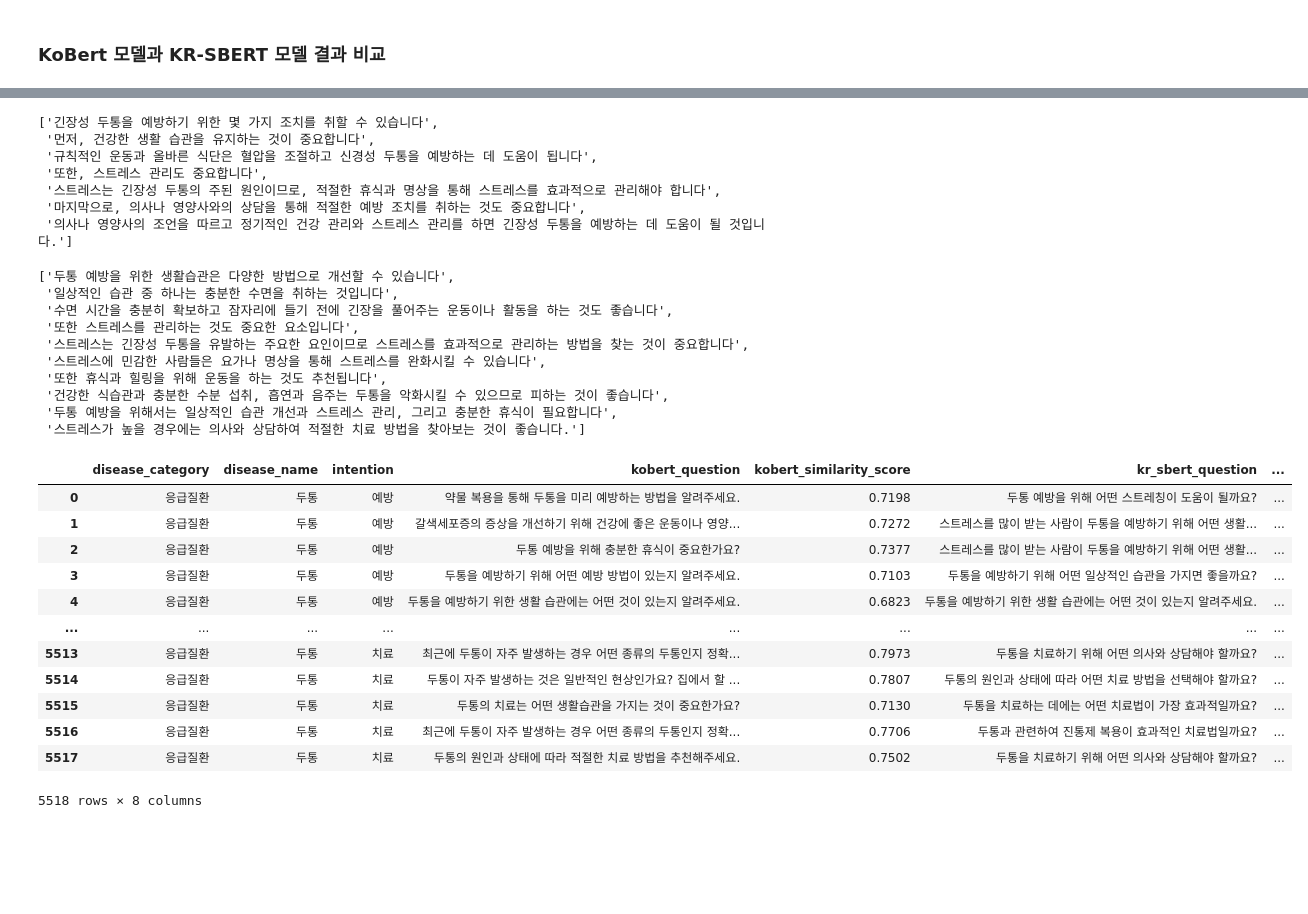
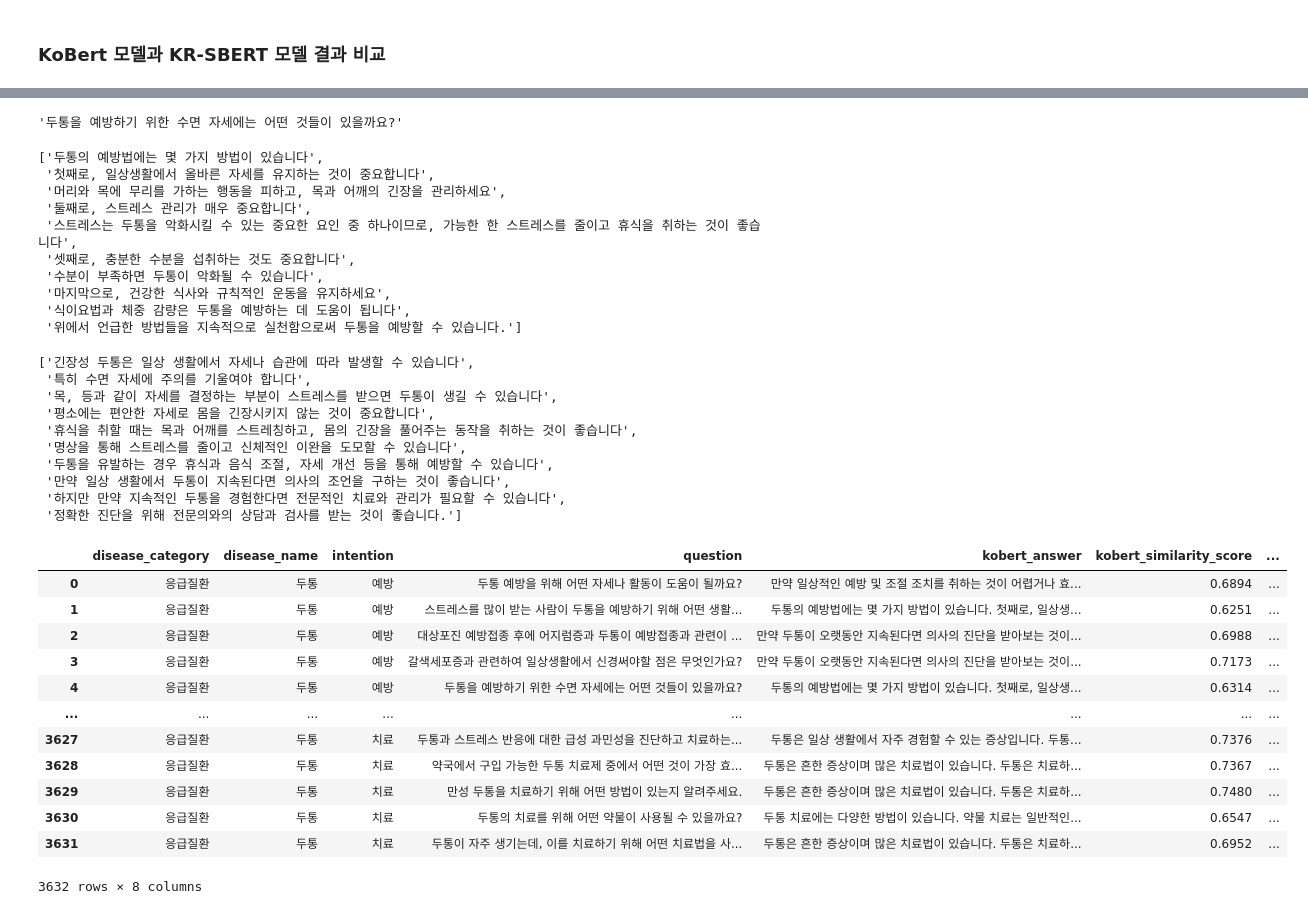
Before and after one commit to bymate/healthcare-ai-chatbot, a Jupyter notebook: match_questions_answers.ipynb, the cells around one changed output, grey strips where cells are left out. Cells and saved outputs as stored; diff of their text form; code cells hidden in the pictures; blank space fills up the shorter version.

```diff
--- a/match_questions_answers.ipynb
+++ b/match_questions_answers.ipynb
@@ -910,24 +1020,31 @@ model_result_df.head(5)
+# %%
+model_result_df['question'][4]
+# %% [output]
+'두통을 예방하기 위한 수면 자세에는 어떤 것들이 있을까요?'
 # %%
-model_result_df['answer'][1].split('. ')
+model_result_df['kobert_answer'][4].split('. ')
 # %% [output]
-['긴장성 두통을 예방하기 위한 몇 가지 조치를 취할 수 있습니다',
- '먼저, 건강한 생활 습관을 유지하는 것이 중요합니다',
- '규칙적인 운동과 올바른 식단은 혈압을 조절하고 신경성 두통을 예방하는 데 도움이 됩니다',
- '또한, 스트레스 관리도 중요합니다',
- '스트레스는 긴장성 두통의 주된 원인이므로, 적절한 휴식과 명상을 통해 스트레스를 효과적으로 관리해야 합니다',
- '마지막으로, 의사나 영양사와의 상담을 통해 적절한 예방 조치를 취하는 것도 중요합니다',
- '의사나 영양사의 조언을 따르고 정기적인 건강 관리와 스트레스 관리를 하면 긴장성 두통을 예방하는 데 도움이 될 것입니다.']
+['두통의 예방법에는 몇 가지 방법이 있습니다',
+ '첫째로, 일상생활에서 올바른 자세를 유지하는 것이 중요합니다',
+ '머리와 목에 무리를 가하는 행동을 피하고, 목과 어깨의 긴장을 관리하세요',
+ '둘째로, 스트레스 관리가 매우 중요합니다',
+ '스트레스는 두통을 악화시킬 수 있는 중요한 요인 중 하나이므로, 가능한 한 스트레스를 줄이고 휴식을 취하는 것이 좋습니다',
+ '셋째로, 충분한 수분을 섭취하는 것도 중요합니다',
+ '수분이 부족하면 두통이 악화될 수 있습니다',
+ '마지막으로, 건강한 식사와 규칙적인 운동을 유지하세요',
+ '식이요법과 체중 감량은 두통을 예방하는 데 도움이 됩니다',
+ '위에서 언급한 방법들을 지속적으로 실천함으로써 두통을 예방할 수 있습니다.']
 # %%
-model_result_df['answer'][2].split('. ')
+model_result_df['kr_sbert_answer'][4].split('. ')
 # %% [output]
-['두통 예방을 위한 생활습관은 다양한 방법으로 개선할 수 있습니다',
- '일상적인 습관 중 하나는 충분한 수면을 취하는 것입니다',
- '수면 시간을 충분히 확보하고 잠자리에 들기 전에 긴장을 풀어주는 운동이나 활동을 하는 것도 좋습니다',
- '또한 스트레스를 관리하는 것도 중요한 요소입니다',
- '스트레스는 긴장성 두통을 유발하는 주요한 요인이므로 스트레스를 효과적으로 관리하는 방법을 찾는 것이 중요합니다',
- '스트레스에 민감한 사람들은 요가나 명상을 통해 스트레스를 완화시킬 수 있습니다',
- '또한 휴식과 힐링을 위해 운동을 하는 것도 추천됩니다',
- '건강한 식습관과 충분한 수분 섭취, 흡연과 음주는 두통을 악화시킬 수 있으므로 피하는 것이 좋습니다',
- '두통 예방을 위해서는 일상적인 습관 개선과 스트레스 관리, 그리고 충분한 휴식이 필요합니다',
- '스트레스가 높을 경우에는 의사와 상담하여 적절한 치료 방법을 찾아보는 것이 좋습니다.']
+['긴장성 두통은 일상 생활에서 자세나 습관에 따라 발생할 수 있습니다',
+ '특히 수면 자세에 주의를 기울여야 합니다',
+ '목, 등과 같이 자세를 결정하는 부분이 스트레스를 받으면 두통이 생길 수 있습니다',
+ '평소에는 편안한 자세로 몸을 긴장시키지 않는 것이 중요합니다',
+ '휴식을 취할 때는 목과 어깨를 스트레칭하고, 몸의 긴장을 풀어주는 동작을 취하는 것이 좋습니다',
+ '명상을 통해 스트레스를 줄이고 신체적인 이완을 도모할 수 있습니다',
+ '두통을 유발하는 경우 휴식과 음식 조절, 자세 개선 등을 통해 예방할 수 있습니다',
+ '만약 일상 생활에서 두통이 지속된다면 의사의 조언을 구하는 것이 좋습니다',
+ '하지만 만약 지속적인 두통을 경험한다면 전문적인 치료와 관리가 필요할 수 있습니다',
+ '정확한 진단을 위해 전문의와의 상담과 검사를 받는 것이 좋습니다.']
 # %%
@@ -935,17 +1052,17 @@ model_result_df.to_csv('모델별 질문 답변 매칭.csv')
 # %%
-model_result_df = pd.read_csv('모델별 질문 답변 매칭.csv', index_col=0)
+model_result_df = pd.read_csv('headache qa matching.csv', index_col=0)
 model_result_df
 # %% [output]
-|  | disease_category | disease_name | intention | kobert_question | kobert_similarity_score | kr_sbert_question | ... |
-| 0 | 응급질환 | 두통 | 예방 | 약물 복용을 통해 두통을 미리 예방하는 방법을 알려주세요. | 0.7198 | 두통 예방을 위해 어떤 스트레칭이 도움이 될까요? | ... |
-| 1 | 응급질환 | 두통 | 예방 | 갈색세포증의 증상을 개선하기 위해 건강에 좋은 운동이나 영양... | 0.7272 | 스트레스를 많이 받는 사람이 두통을 예방하기 위해 어떤 생활... | ... |
-| 2 | 응급질환 | 두통 | 예방 | 두통 예방을 위해 충분한 휴식이 중요한가요? | 0.7377 | 스트레스를 많이 받는 사람이 두통을 예방하기 위해 어떤 생활... | ... |
-| 3 | 응급질환 | 두통 | 예방 | 두통을 예방하기 위해 어떤 예방 방법이 있는지 알려주세요. | 0.7103 | 두통을 예방하기 위해 어떤 일상적인 습관을 가지면 좋을까요? | ... |
-| 4 | 응급질환 | 두통 | 예방 | 두통을 예방하기 위한 생활 습관에는 어떤 것이 있는지 알려주세요. | 0.6823 | 두통을 예방하기 위한 생활 습관에는 어떤 것이 있는지 알려주세요. | ... |
+|  | disease_category | disease_name | intention | question | kobert_answer | kobert_similarity_score | ... |
+| 0 | 응급질환 | 두통 | 예방 | 두통 예방을 위해 어떤 자세나 활동이 도움이 될까요? | 만약 일상적인 예방 및 조절 조치를 취하는 것이 어렵거나 효... | 0.6894 | ... |
+| 1 | 응급질환 | 두통 | 예방 | 스트레스를 많이 받는 사람이 두통을 예방하기 위해 어떤 생활... | 두통의 예방법에는 몇 가지 방법이 있습니다. 첫째로, 일상생... | 0.6251 | ... |
+| 2 | 응급질환 | 두통 | 예방 | 대상포진 예방접종 후에 어지럼증과 두통이 예방접종과 관련이 ... | 만약 두통이 오랫동안 지속된다면 의사의 진단을 받아보는 것이... | 0.6988 | ... |
+| 3 | 응급질환 | 두통 | 예방 | 갈색세포증과 관련하여 일상생활에서 신경써야할 점은 무엇인가요? | 만약 두통이 오랫동안 지속된다면 의사의 진단을 받아보는 것이... | 0.7173 | ... |
+| 4 | 응급질환 | 두통 | 예방 | 두통을 예방하기 위한 수면 자세에는 어떤 것들이 있을까요? | 두통의 예방법에는 몇 가지 방법이 있습니다. 첫째로, 일상생... | 0.6314 | ... |
 | ... | ... | ... | ... | ... | ... | ... | ... |
-| 5513 | 응급질환 | 두통 | 치료 | 최근에 두통이 자주 발생하는 경우 어떤 종류의 두통인지 정확... | 0.7973 | 두통을 치료하기 위해 어떤 의사와 상담해야 할까요? | ... |
-| 5514 | 응급질환 | 두통 | 치료 | 두통이 자주 발생하는 것은 일반적인 현상인가요? 집에서 할 ... | 0.7807 | 두통의 원인과 상태에 따라 어떤 치료 방법을 선택해야 할까요? | ... |
-| 5515 | 응급질환 | 두통 | 치료 | 두통의 치료는 어떤 생활습관을 가지는 것이 중요한가요? | 0.7130 | 두통을 치료하는 데에는 어떤 치료법이 가장 효과적일까요? | ... |
-| 5516 | 응급질환 | 두통 | 치료 | 최근에 두통이 자주 발생하는 경우 어떤 종류의 두통인지 정확... | 0.7706 | 두통과 관련하여 진통제 복용이 효과적인 치료법일까요? | ... |
-| 5517 | 응급질환 | 두통 | 치료 | 두통의 원인과 상태에 따라 적절한 치료 방법을 추천해주세요. | 0.7502 | 두통을 치료하기 위해 어떤 의사와 상담해야 할까요? | ... |
+| 3627 | 응급질환 | 두통 | 치료 | 두통과 스트레스 반응에 대한 급성 과민성을 진단하고 치료하는... | 두통은 일상 생활에서 자주 경험할 수 있는 증상입니다. 두통... | 0.7376 | ... |
+| 3628 | 응급질환 | 두통 | 치료 | 약국에서 구입 가능한 두통 치료제 중에서 어떤 것이 가장 효... | 두통은 흔한 증상이며 많은 치료법이 있습니다. 두통은 치료하... | 0.7367 | ... |
+| 3629 | 응급질환 | 두통 | 치료 | 만성 두통을 치료하기 위해 어떤 방법이 있는지 알려주세요. | 두통은 흔한 증상이며 많은 치료법이 있습니다. 두통은 치료하... | 0.7480 | ... |
+| 3630 | 응급질환 | 두통 | 치료 | 두통의 치료를 위해 어떤 약물이 사용될 수 있을까요? | 두통 치료에는 다양한 방법이 있습니다. 약물 치료는 일반적인... | 0.6547 | ... |
+| 3631 | 응급질환 | 두통 | 치료 | 두통이 자주 생기는데, 이를 치료하기 위해 어떤 치료법을 사... | 두통은 흔한 증상이며 많은 치료법이 있습니다. 두통은 치료하... | 0.6952 | ... |
-5518 rows × 8 columns
+3632 rows × 8 columns
```
Also changed, not shown: parts of 59 cells of this notebook.
